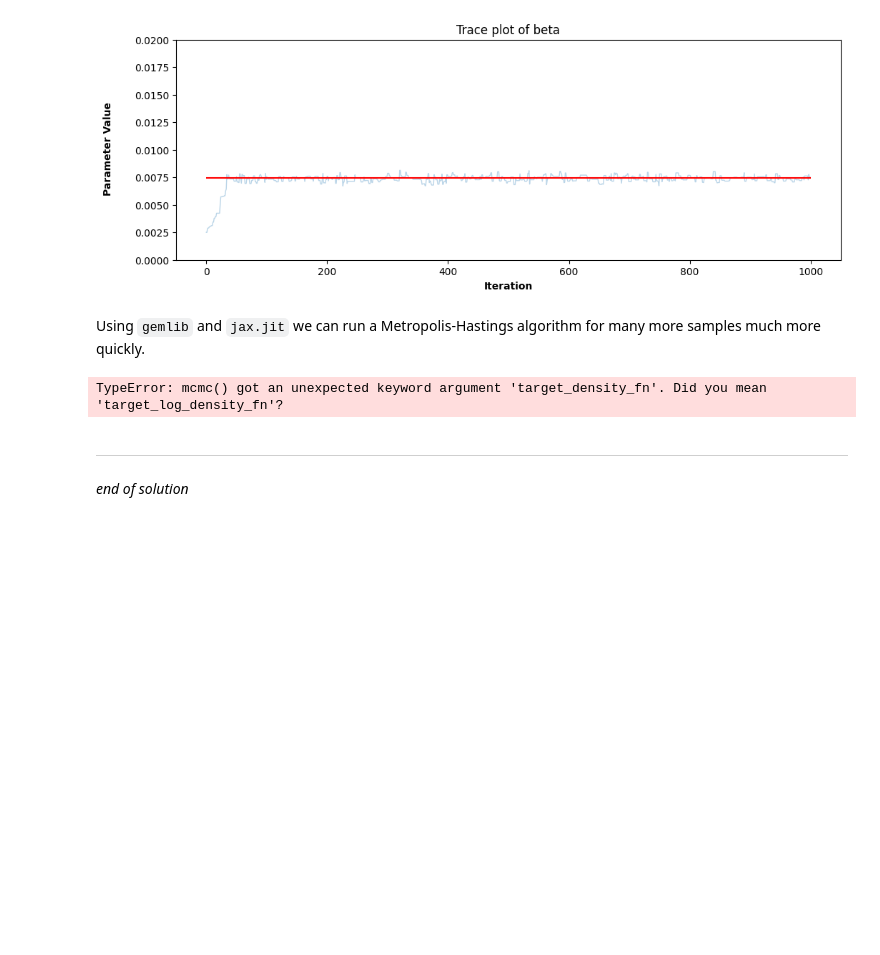
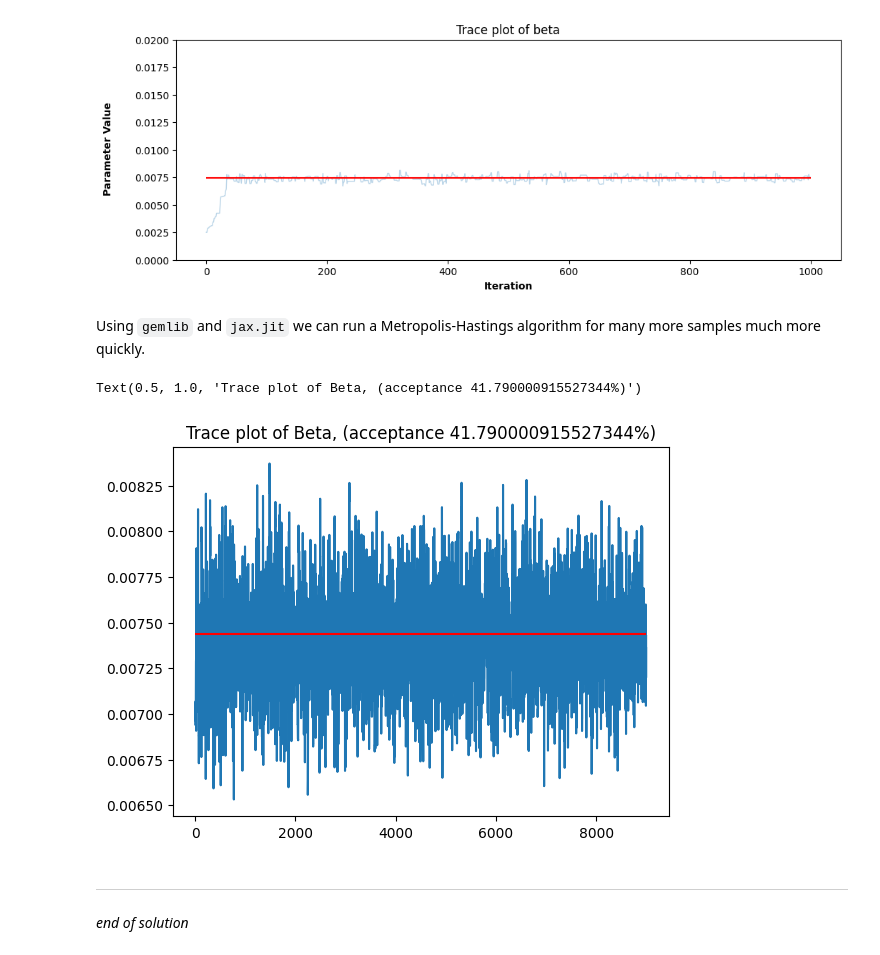
Before and after one commit to gem-epidemics/colab, a Jupyter notebook: iddinf/mh_implementation.ipynb, the cells around one changed output. Drawn from its saved outputs; the diff is of its cells as text; code cells hidden in the pictures; blank space fills up the shorter version.

```diff
--- a/iddinf/mh_implementation.ipynb
+++ b/iddinf/mh_implementation.ipynb
@@ -345,30 +343,31 @@ Using `gemlib` and `jax.jit` we can run a Metropolis-Hastings algorithm for many
 # %%
 from gemlib.mcmc import mcmc, rwmh
 
 kernel = rwmh(scale=0.0007)
 
 # Wrap a sample function for JIT compilation
 @jax.jit
 def run_mcmc(initial_position, seed):
     return mcmc(
         num_samples=10000,
         sampling_algorithm=kernel,
-        target_density_fn=conditioned_model.log_prob,
+        target_log_density_fn=conditioned_model.log_prob,
         initial_position=initial_position,
         seed=seed,
 )
 
 # sample chain and store results
 samples_rw, info = run_mcmc(
     initial_position=DTYPE(0.0025),
     seed=jax.random.key(1)
 )
 
 plt.plot(samples_rw[1000:]) # burn in
 plt.hlines(xmin=0, xmax=samples_rw[1000:].shape[0], y=beta_val, color="red")
 plt.title(f'Trace plot of Beta, (acceptance {np.mean(info.is_accepted)*100}%)')
 # %% [output]
-TypeError: mcmc() got an unexpected keyword argument 'target_density_fn'. Did you mean 'target_log_density_fn'?
+Text(0.5, 1.0, 'Trace plot of Beta, (acceptance 41.790000915527344%)')
+[figure, added]
 # %% [markdown]
 ---
 _end of solution_
```
Also changed, not shown: parts of 1 cell of this notebook, 10 other files.
